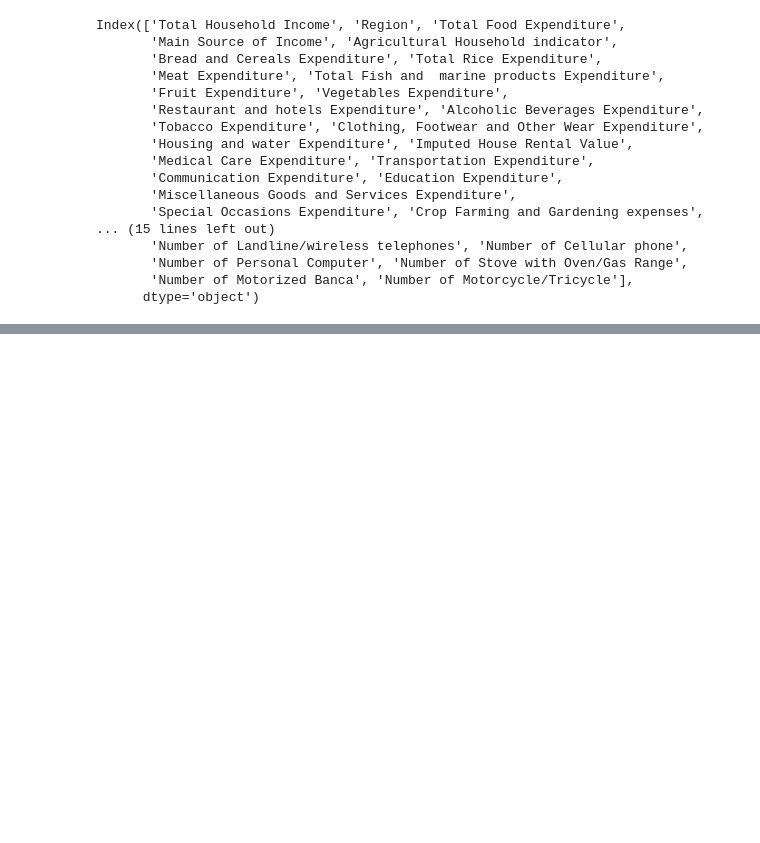
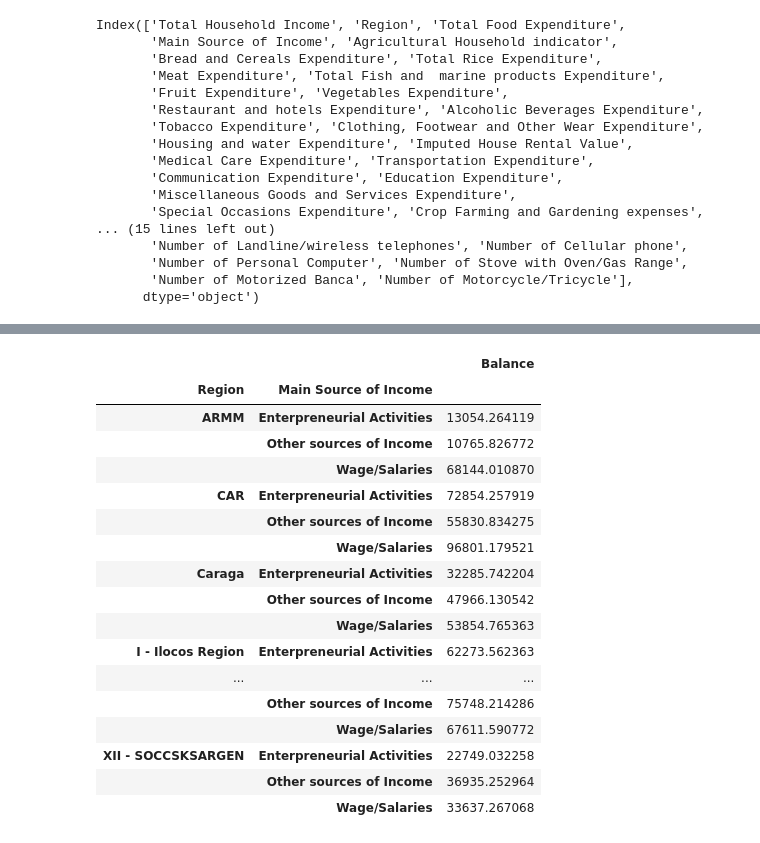
Before and after one commit to kollawachhh/Family-Income-and-Expenditure, a Jupyter notebook: FilipinoFamilyIncomeExpenditure.ipynb, the cells around one changed output, grey strips where cells are left out. Cells and saved outputs as stored; diff of their text form; code cells hidden in the pictures; blank space fills up the shorter version.

```diff
--- a/FilipinoFamilyIncomeExpenditure.ipynb
+++ b/FilipinoFamilyIncomeExpenditure.ipynb
@@ -291,0 +202,27 @@ sns.relplot(data=longFieExpen.reset_index(), x='Region',y='value', hue='Expendit
+# %%
+fie_total_income = fie.loc[:,"Total Household Income"]
+fie_total_expen = fie.loc[:,expenditure_col].sum(axis=1)
+fie_income_expen_diff = pd.DataFrame(fie_total_income - fie_total_expen).rename(columns={0:"Balance"})
+fie_income_expen_diff = fie_income_expen_diff.join(fie.Region)
+fie_income_expen_diff = fie_income_expen_diff.join(fie["Main Source of Income"])
+fie_income_expen_diff = fie_income_expen_diff.groupby(["Region","Main Source of Income"]).mean()
+fie_income_expen_diff
+# %% [output]
+|  |  | Balance |
+| Region | Main Source of Income |  |
+| ARMM | Enterpreneurial Activities | 13054.264119 |
+|  | Other sources of Income | 10765.826772 |
+|  | Wage/Salaries | 68144.010870 |
+| CAR | Enterpreneurial Activities | 72854.257919 |
+|  | Other sources of Income | 55830.834275 |
+|  | Wage/Salaries | 96801.179521 |
+| Caraga | Enterpreneurial Activities | 32285.742204 |
+|  | Other sources of Income | 47966.130542 |
+|  | Wage/Salaries | 53854.765363 |
+| I - Ilocos Region | Enterpreneurial Activities | 62273.562363 |
+| ... | ... | ... |
+|  | Other sources of Income | 75748.214286 |
+|  | Wage/Salaries | 67611.590772 |
+| XII - SOCCSKSARGEN | Enterpreneurial Activities | 22749.032258 |
+|  | Other sources of Income | 36935.252964 |
+|  | Wage/Salaries | 33637.267068 |
```
Also changed, not shown: parts of 46 cells of this notebook.
